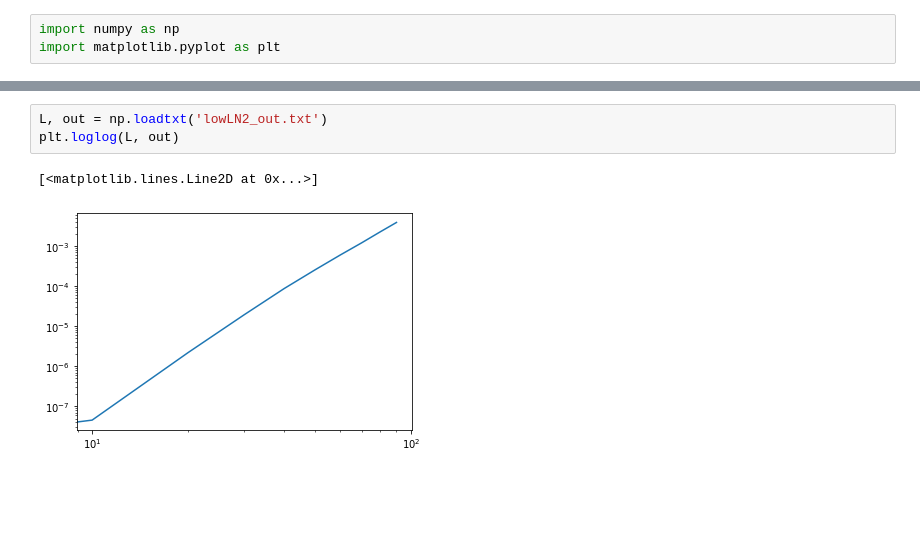
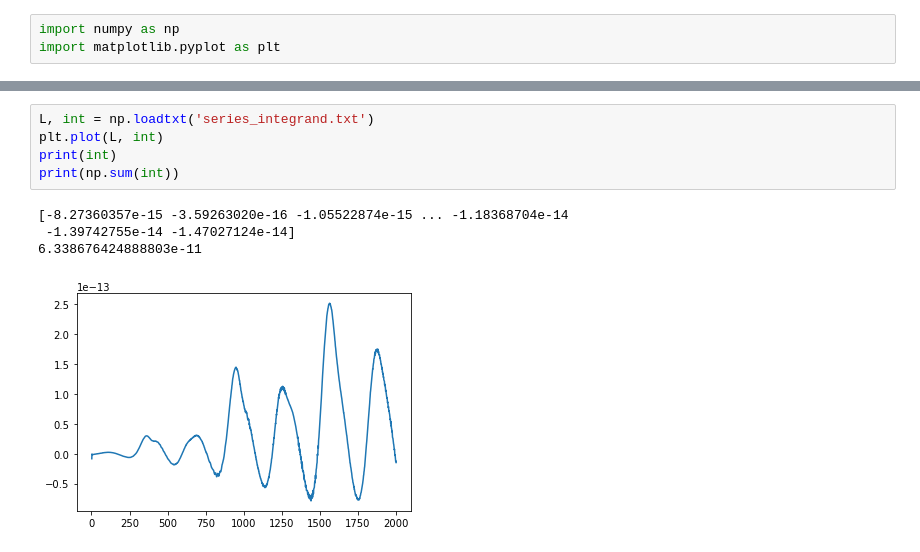
Before and after one commit to aleksandrbowkis/bispec_opt_est, a Jupyter notebook: N2_numerical/N2_tests.ipynb, the cells around one changed output, grey strips where cells are left out. Saved outputs shown, nothing was run; the diff lists cells and outputs as text; blank space fills up the shorter version.

```diff
--- a/N2_numerical/N2_tests.ipynb
+++ b/N2_numerical/N2_tests.ipynb
@@ -4,6 +41,10 @@ import matplotlib.pyplot as plt
 # %%
-L, out = np.loadtxt('lowLN2_out.txt')
-plt.loglog(L, out)
+L, int = np.loadtxt('series_integrand.txt')
+plt.plot(L, int)
+print(int)
+print(np.sum(int))
 # %% [output]
-[<matplotlib.lines.Line2D at 0x...>]
+[-8.27360357e-15 -3.59263020e-16 -1.05522874e-15 ... -1.18368704e-14
+ -1.39742755e-14 -1.47027124e-14]
+6.338676424888803e-11
-[figure, old version]
+[figure, new version]
```
Also changed, not shown: parts of 9 cells of this notebook, 1 other file.
